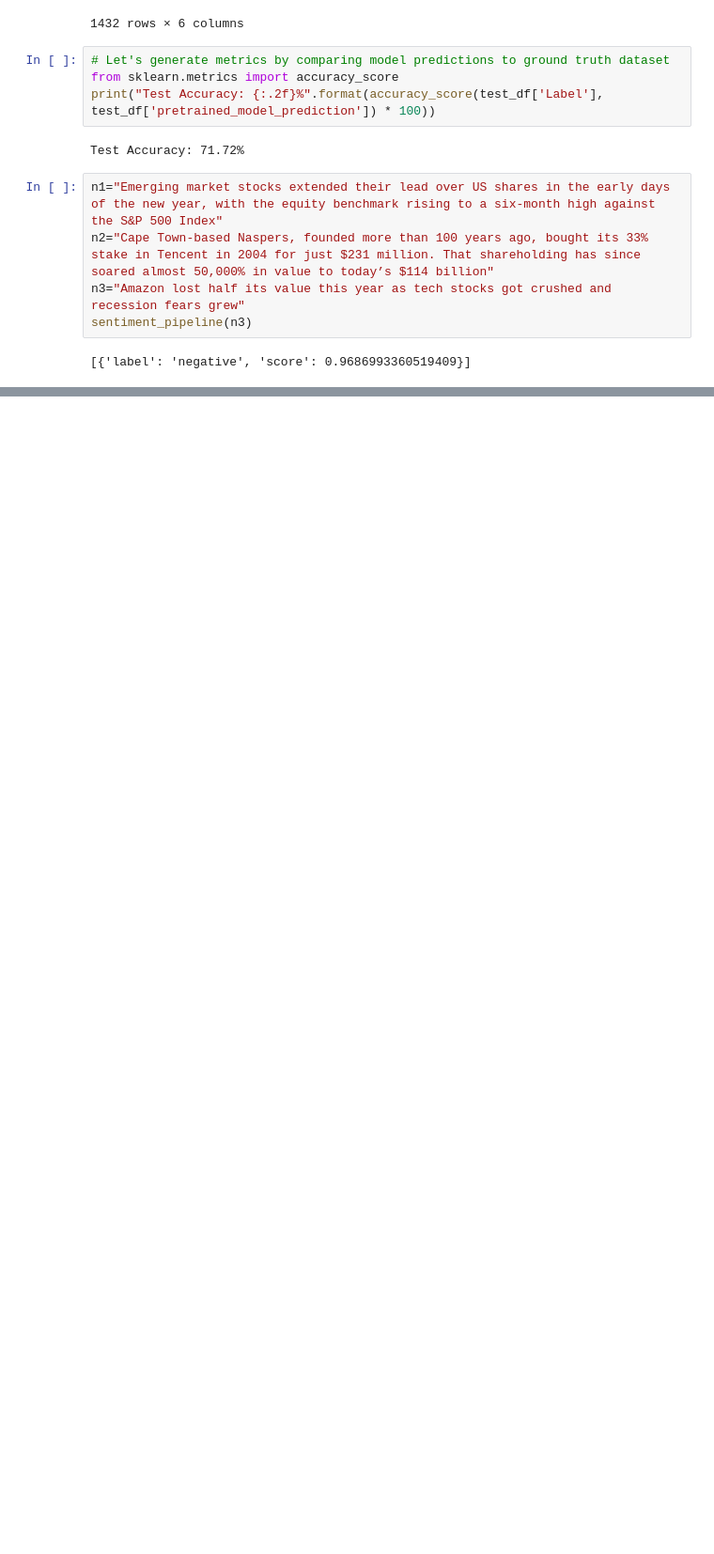
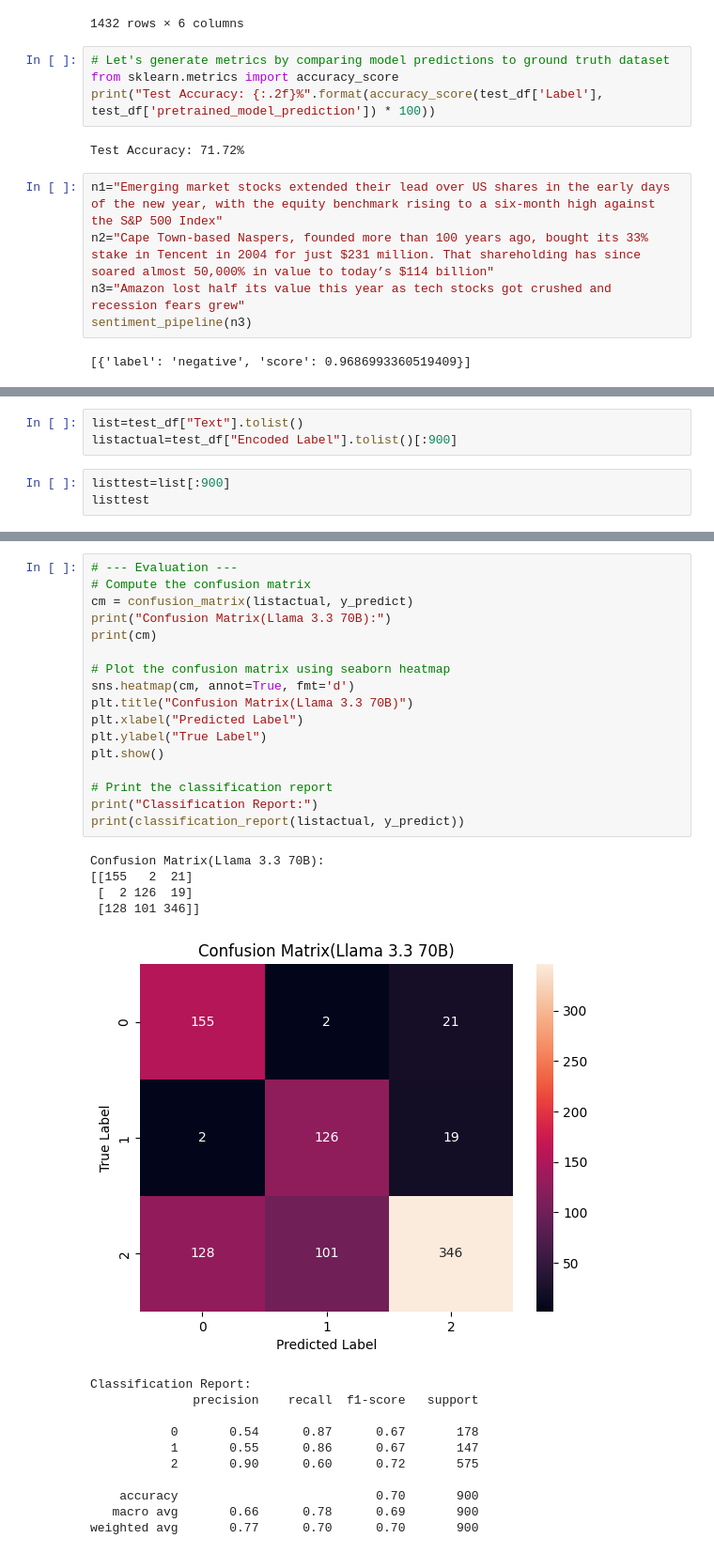
Before and after one commit to rodeo1203/Financial_News_Sentiment_Analysis, a Jupyter notebook: code_sentiment_analysis.ipynb, the cells around one changed output, grey strips where cells are left out. Shown at 94% size. Cells and saved outputs as stored; diff of their text form; blank space fills up the shorter version.

```diff
--- a/code_sentiment_analysis.ipynb
+++ b/code_sentiment_analysis.ipynb
@@ -493,0 +509,6 @@ sentiment_pipeline(n3)
+# %%
+list=test_df["Text"].tolist()
+listactual=test_df["Encoded Label"].tolist()[:900]
+# %%
+listtest=list[:900]
+listtest
@@ -493,0 +601,33 @@ sentiment_pipeline(n3)
+# %%
+# --- Evaluation ---
+# Compute the confusion matrix
+cm = confusion_matrix(listactual, y_predict)
+print("Confusion Matrix(Llama 3.3 70B):")
+print(cm)
+
+# Plot the confusion matrix using seaborn heatmap
+sns.heatmap(cm, annot=True, fmt='d')
+plt.title("Confusion Matrix(Llama 3.3 70B)")
+plt.xlabel("Predicted Label")
+plt.ylabel("True Label")
+plt.show()
+
+# Print the classification report
+print("Classification Report:")
+print(classification_report(listactual, y_predict))
+# %% [output]
+Confusion Matrix(Llama 3.3 70B):
+[[155   2  21]
+ [  2 126  19]
+ [128 101 346]]
+[figure, added]
+Classification Report:
+              precision    recall  f1-score   support
+
+           0       0.54      0.87      0.67       178
+           1       0.55      0.86      0.67       147
+           2       0.90      0.60      0.72       575
+
+    accuracy                           0.70       900
+   macro avg       0.66      0.78      0.69       900
+weighted avg       0.77      0.70      0.70       900
```
Also changed, not shown: parts of 15 cells of this notebook, 4 other files.
